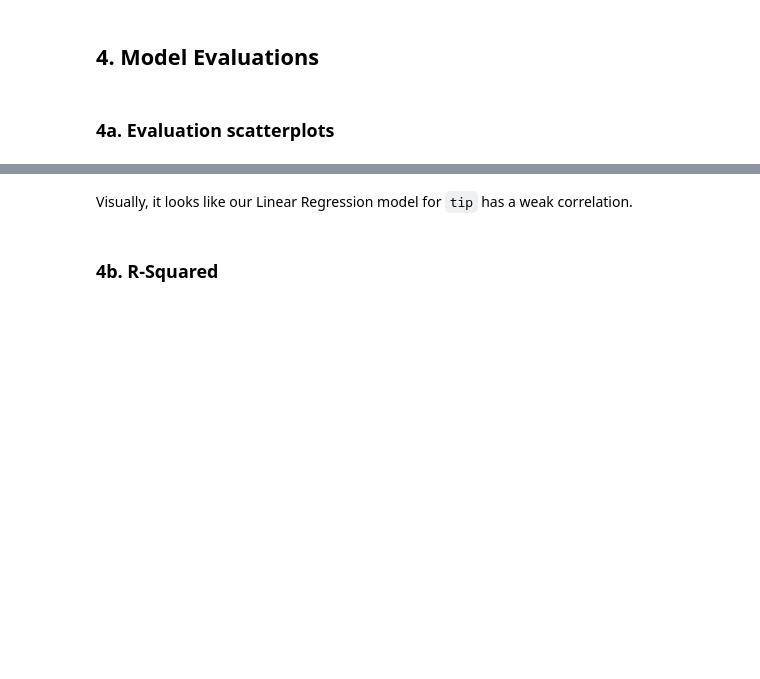
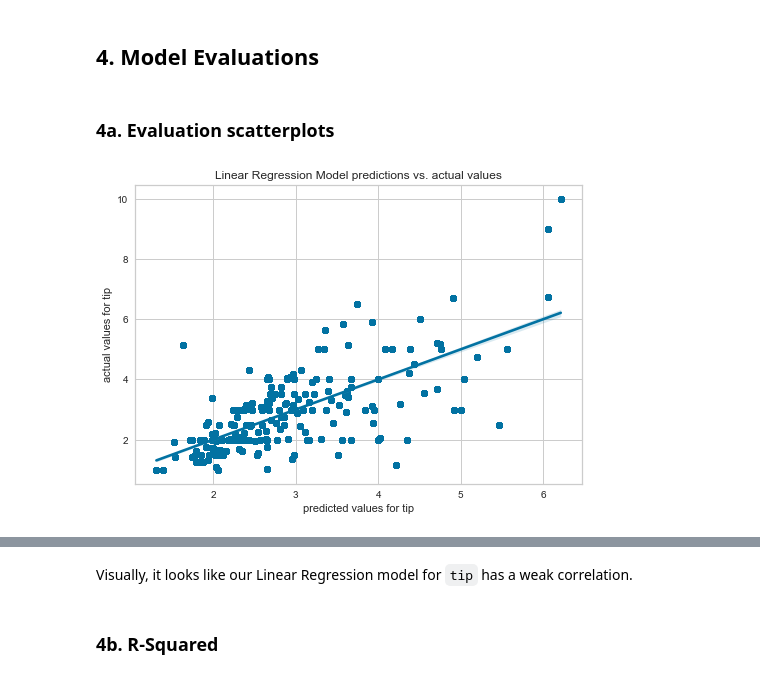
Before and after one commit to saintgau/Springboard-Projects, a Jupyter notebook: Springboard Projects/Predicting a Table's Tips/Modeling.ipynb, the cells around one changed output, grey strips where cells are left out. Saved outputs shown, nothing was run; the diff lists cells and outputs as text; code cells hidden in the pictures; blank space fills up the shorter version.

```diff
--- a/Springboard Projects/Predicting a Table's Tips/Modeling.ipynb
+++ b/Springboard Projects/Predicting a Table's Tips/Modeling.ipynb
@@ -283,6 +290,16 @@ The mean absolute error for our Random Forest regression model is **~0.81**, mak
 ## 4. Model Evaluations<a id='5._Model_Evaluations'></a>
 # %% [markdown]
 ### 4a. Evaluation scatterplots<a id='5a._Evaluation_scatterplots'></a>
+# %%
+model = tip_lr_grid.fit(X_train, y_train)
+y_pred = model.predict(X_train)
+
+_ = sns.regplot(x=y_pred, y=y_train, fit_reg = True)
+_ = plt.xlabel('predicted values for tip')
+_ = plt.ylabel('actual values for tip')
+_ = plt.title('Linear Regression Model predictions vs. actual values')
+# %% [output]
+[figure, added]
 # %%
 model = tip_lr_grid.fit(X_train, y_train)
 y_pred = model.predict(X_test)
```
Also changed, not shown: parts of 20 cells of this notebook.
